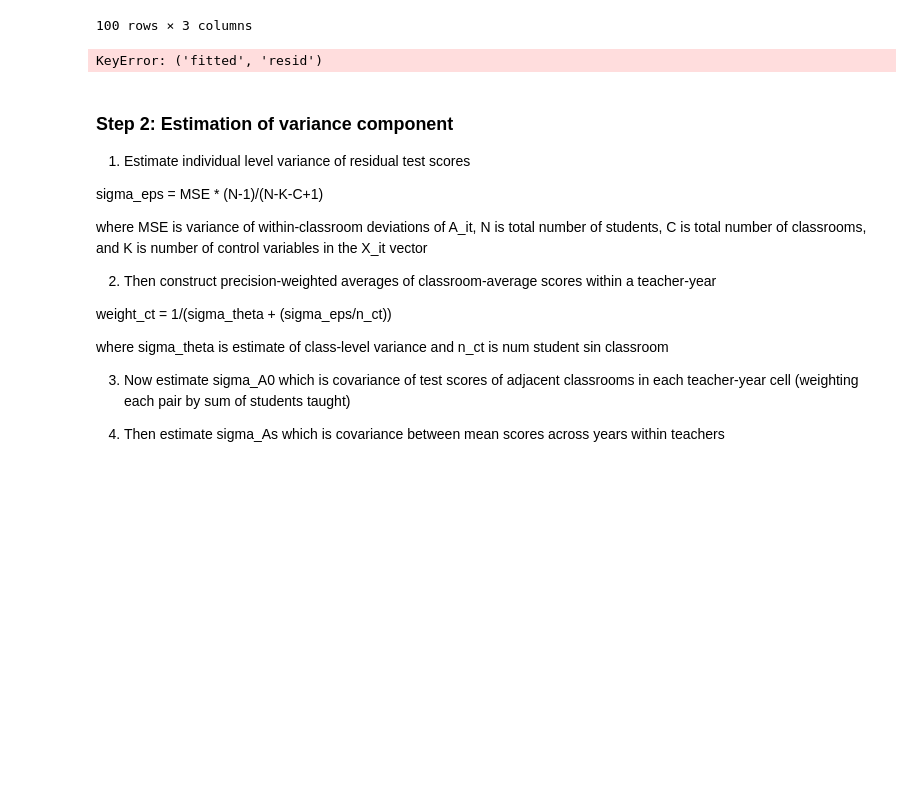
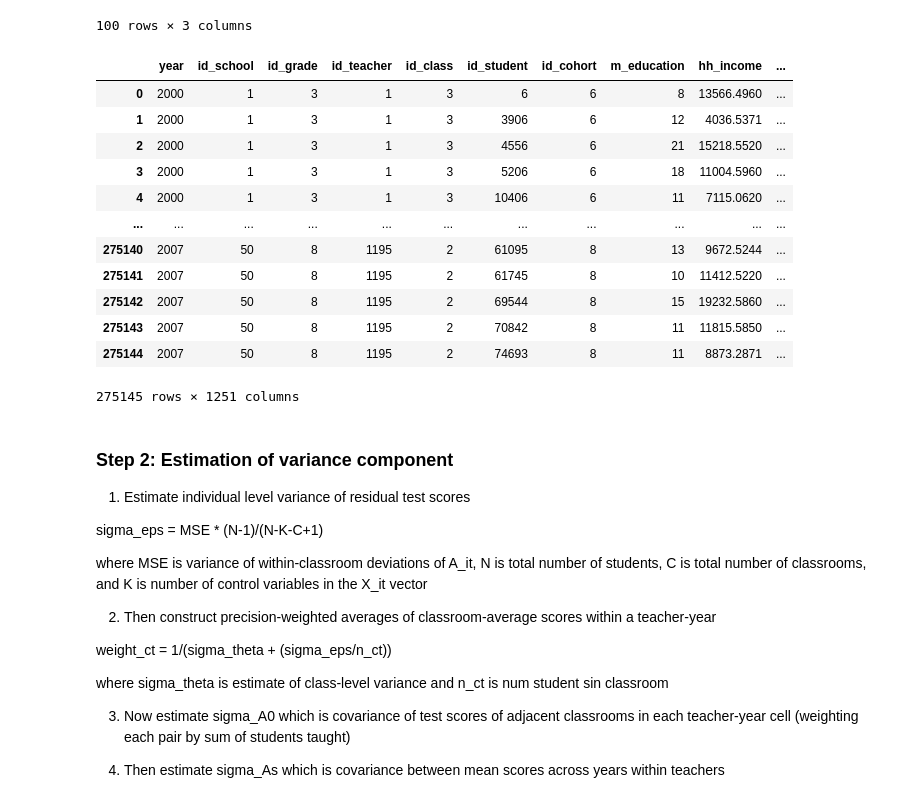
Before and after one commit to nadialucas/fabfour, a Jupyter notebook: pset1/value_added.ipynb, the cells around one changed output. Saved outputs shown, nothing was run; the diff lists cells and outputs as text; code cells hidden in the pictures; blank space fills up the shorter version.

```diff
--- a/pset1/value_added.ipynb
+++ b/pset1/value_added.ipynb
@@ -183,14 +183,27 @@ df2.tail(100)
 | 275143 | 0 | -0.236604 | 0.252848 |
 | 275144 | 0 | -0.259867 | -0.512049 |
 100 rows × 3 columns
+# %%
+df
+# %% [output]
+|  | year | id_school | id_grade | id_teacher | id_class | id_student | id_cohort | m_education | hh_income | ... |
+| 0 | 2000 | 1 | 3 | 1 | 3 | 6 | 6 | 8 | 13566.4960 | ... |
+| 1 | 2000 | 1 | 3 | 1 | 3 | 3906 | 6 | 12 | 4036.5371 | ... |
+| 2 | 2000 | 1 | 3 | 1 | 3 | 4556 | 6 | 21 | 15218.5520 | ... |
+| 3 | 2000 | 1 | 3 | 1 | 3 | 5206 | 6 | 18 | 11004.5960 | ... |
+| 4 | 2000 | 1 | 3 | 1 | 3 | 10406 | 6 | 11 | 7115.0620 | ... |
+| ... | ... | ... | ... | ... | ... | ... | ... | ... | ... | ... |
+| 275140 | 2007 | 50 | 8 | 1195 | 2 | 61095 | 8 | 13 | 9672.5244 | ... |
+| 275141 | 2007 | 50 | 8 | 1195 | 2 | 61745 | 8 | 10 | 11412.5220 | ... |
+| 275142 | 2007 | 50 | 8 | 1195 | 2 | 69544 | 8 | 15 | 19232.5860 | ... |
+| 275143 | 2007 | 50 | 8 | 1195 | 2 | 70842 | 8 | 11 | 11815.5850 | ... |
+| 275144 | 2007 | 50 | 8 | 1195 | 2 | 74693 | 8 | 11 | 8873.2871 | ... |
+275145 rows × 1251 columns
 # %%
 ### export to r ###
 
-df = df.iloc[: , :-Gbutnotgrade]
-df.to_csv('va-data-updated.csv')
-df2.to_csv('va-data-updated_RESIDS.csv')
+df3 = df.iloc[: , :-Gbutnotgrade]
+df3.to_csv('va-data-updated.csv')
-# %% [output]
-KeyError: ('fitted', 'resid')
 # %% [markdown]
 ### Step 2: Estimation of variance component
 
```
Also changed, not shown: 1 other file.
